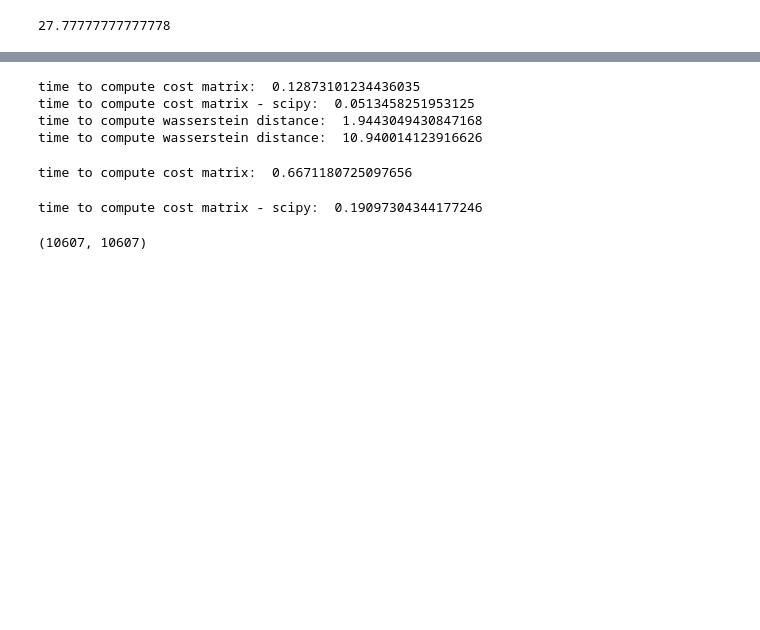
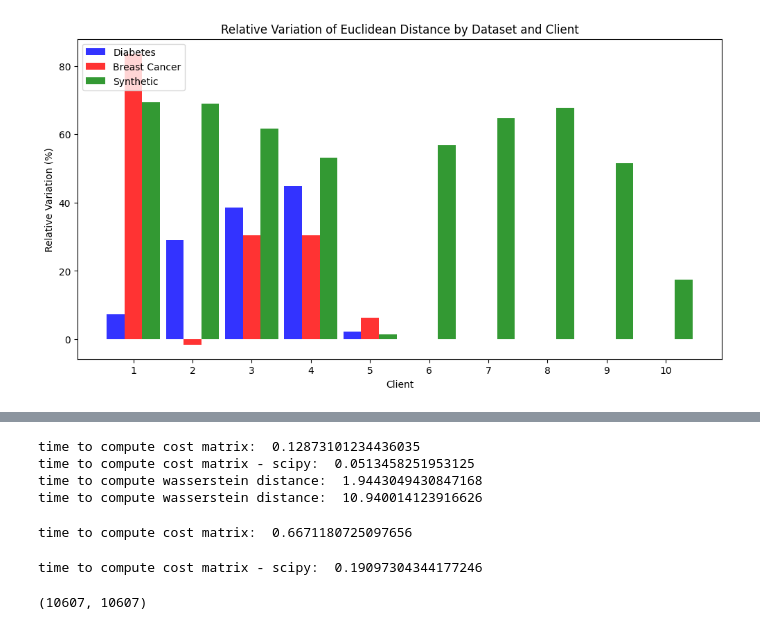
Before and after one commit to dariofenoglio98/CF_FL, a Jupyter notebook: trash.ipynb, the cells around one changed output, grey strips where cells are left out. Cells and saved outputs as stored; diff of their text form; code cells hidden in the pictures; blank space fills up the shorter version.

```diff
--- a/trash.ipynb
+++ b/trash.ipynb
@@ -7,7 +7,37 @@ import numpy as np
 import ot
 import time
 import scipy
-# %%
-20*200*5*5/60/60
-# %% [output]
-27.77777777777778
+# %%
+import matplotlib.pyplot as plt
+import numpy as np
+
+# Data
+clients = ['1', '2', '3', '4', '5', '6', '7', '8', '9', '10']
+diabetes = [7.349414978, 29.04748062, 38.542093, 44.87754989, 2.271526823, np.nan, np.nan, np.nan, np.nan, np.nan]
+breast = [83.61695542, -1.547545782, 30.46101313, 30.39460502, 6.332324451, np.nan, np.nan, np.nan, np.nan, np.nan]
+synthetic = [69.27901191, 69.05874329, 61.74507301, 53.18312483, 1.408287924,
+             56.88104199, 64.60655178, 67.78104362, 51.54121012, 17.49505347]
+
+# Number of groups
+n_groups = len(clients)
+
+# Create bar chart
+fig, ax = plt.subplots(figsize=(12, 6))
+index = np.arange(n_groups)
+bar_width = 0.3
+opacity = 0.8
+
+bar1 = ax.bar(index, diabetes, bar_width, alpha=opacity, label='Diabetes', color='b')
+bar2 = ax.bar(index + bar_width, breast, bar_width, alpha=opacity, label='Breast Cancer', color='r')
+bar3 = ax.bar(index + 2 * bar_width, synthetic, bar_width, alpha=opacity, label='Synthetic', color='g')
+
+ax.set_xlabel('Client')
+ax.set_ylabel('Relative Variation (%)')
+ax.set_title('Relative Variation of Euclidean Distance by Dataset and Client')
+ax.set_xticks(index + bar_width)
+ax.set_xticklabels(clients)
+ax.legend()
+
+plt.show()
+# %% [output]
+[figure, added]
```
Also changed, not shown: parts of 2 cells of this notebook, 6 other files.
